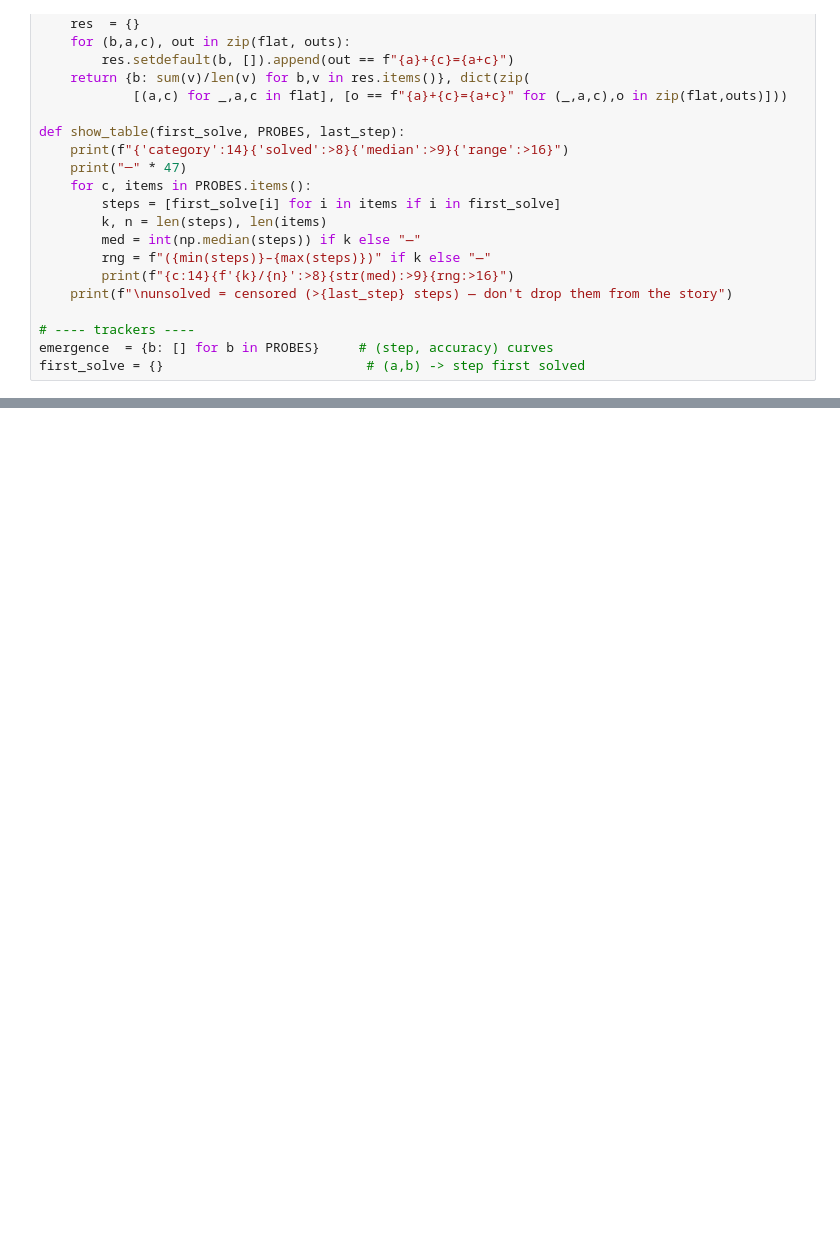
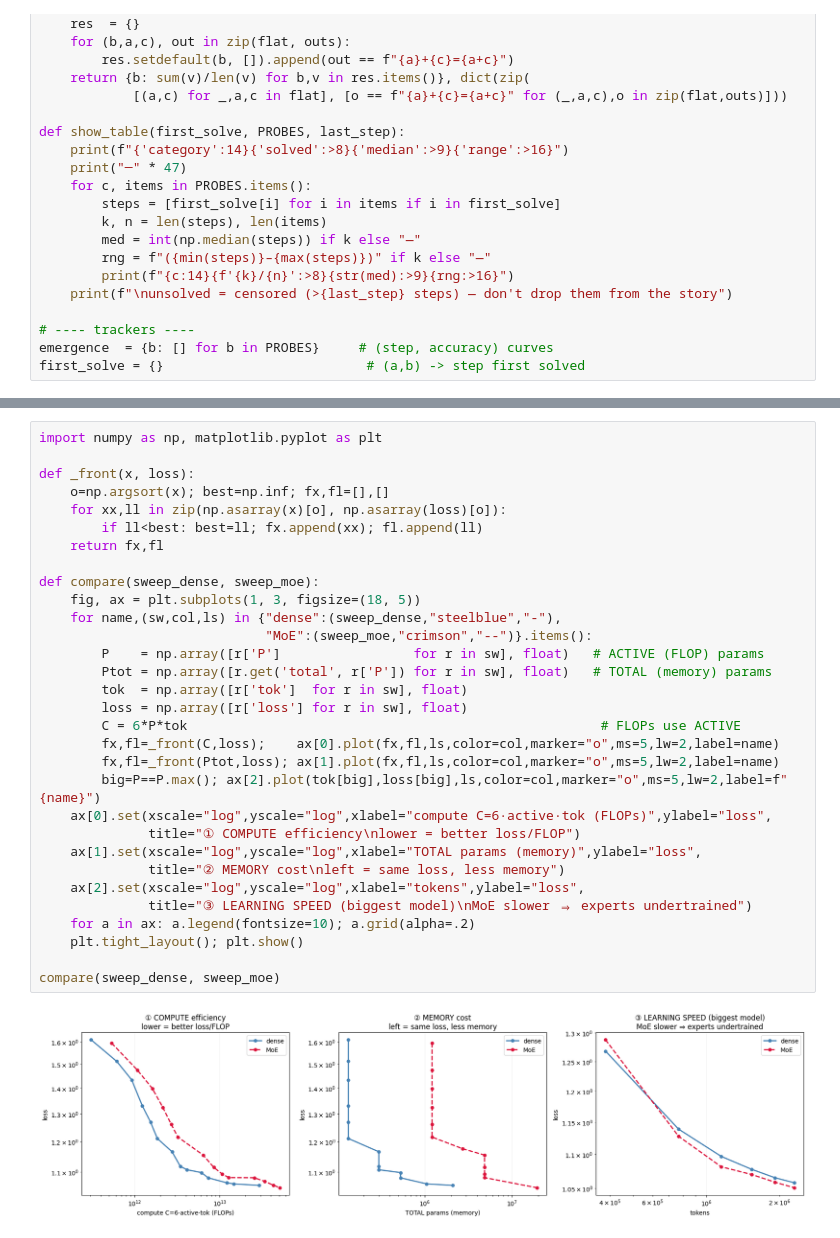
Before and after one commit to jenriver/tiny-transformer, a Jupyter notebook: tiny_transformer.ipynb, the cells around one changed output, grey strips where cells are left out. Drawn from its saved outputs; the diff is of its cells as text; blank space fills up the shorter version.

```diff
--- a/tiny_transformer.ipynb
+++ b/tiny_transformer.ipynb
@@ -609,0 +721,33 @@ plt.tight_layout(); plt.show()
+# %%
+import numpy as np, matplotlib.pyplot as plt
+
+def _front(x, loss):
+    o=np.argsort(x); best=np.inf; fx,fl=[],[]
+    for xx,ll in zip(np.asarray(x)[o], np.asarray(loss)[o]):
+        if ll<best: best=ll; fx.append(xx); fl.append(ll)
+    return fx,fl
+
+def compare(sweep_dense, sweep_moe):
+    fig, ax = plt.subplots(1, 3, figsize=(18, 5))
+    for name,(sw,col,ls) in {"dense":(sweep_dense,"steelblue","-"),
+                             "MoE":(sweep_moe,"crimson","--")}.items():
+        P    = np.array([r['P']                 for r in sw], float)   # ACTIVE (FLOP) params
+        Ptot = np.array([r.get('total', r['P']) for r in sw], float)   # TOTAL (memory) params
+        tok  = np.array([r['tok']  for r in sw], float)
+        loss = np.array([r['loss'] for r in sw], float)
+        C = 6*P*tok                                                     # FLOPs use ACTIVE
+        fx,fl=_front(C,loss);    ax[0].plot(fx,fl,ls,color=col,marker="o",ms=5,lw=2,label=name)
+        fx,fl=_front(Ptot,loss); ax[1].plot(fx,fl,ls,color=col,marker="o",ms=5,lw=2,label=name)
+        big=P==P.max(); ax[2].plot(tok[big],loss[big],ls,color=col,marker="o",ms=5,lw=2,label=f"{name}")
+    ax[0].set(xscale="log",yscale="log",xlabel="compute C=6·active·tok (FLOPs)",ylabel="loss",
+              title="① COMPUTE efficiency\nlower = better loss/FLOP")
+    ax[1].set(xscale="log",yscale="log",xlabel="TOTAL params (memory)",ylabel="loss",
+              title="② MEMORY cost\nleft = same loss, less memory")
+    ax[2].set(xscale="log",yscale="log",xlabel="tokens",ylabel="loss",
+              title="③ LEARNING SPEED (biggest model)\nMoE slower ⇒ experts undertrained")
+    for a in ax: a.legend(fontsize=10); a.grid(alpha=.2)
+    plt.tight_layout(); plt.show()
+
+compare(sweep_dense, sweep_moe)
+# %% [output]
+[figure, added]
```
Also changed, not shown: parts of 15 cells of this notebook.
